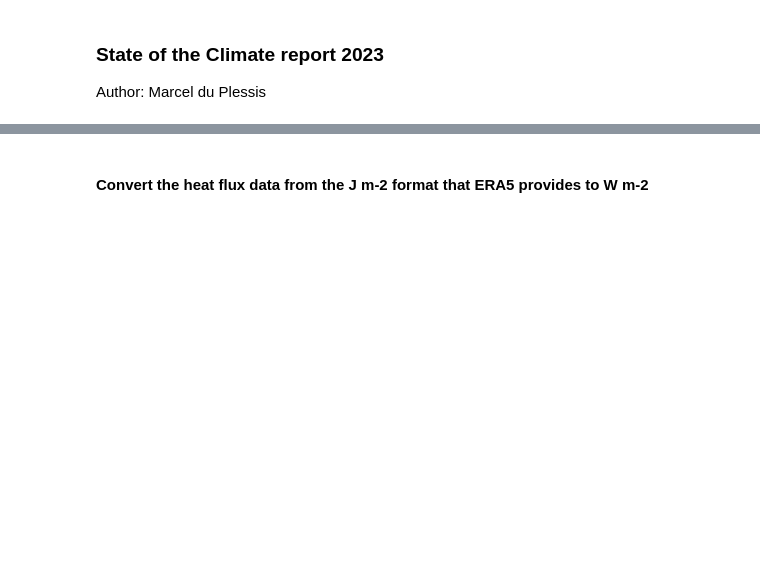
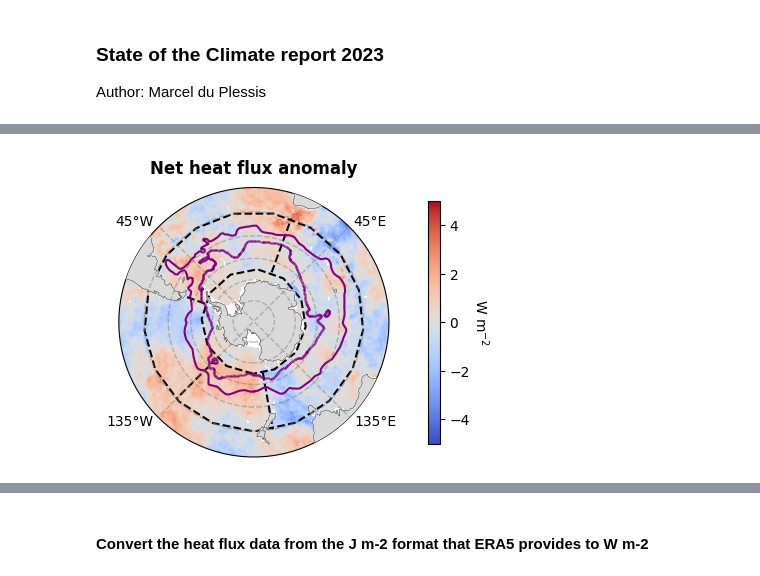
Before and after one commit to marcelduplessis/soc-heat-fluxes-2024, a Jupyter notebook: code/maps.ipynb, the cells around one changed output, grey strips where cells are left out. Saved outputs shown, nothing was run; the diff lists cells and outputs as text; code cells hidden in the pictures; blank space fills up the shorter version.

```diff
--- a/code/maps.ipynb
+++ b/code/maps.ipynb
@@ -25,0 +174,18 @@ ds = ds.sum(dim='expver')
+# %%
+# load saccf
+
+lon_saccf = np.ndarray([saccf.size])
+lat_saccf = np.ndarray([saccf.size])
+
+for i in range(saccf.size):
+
+    try:
+        lon_saccf[i] = saccf.iloc[i][0][:10]
+        lat_saccf[i] = saccf.iloc[i][0][10:]
+
+    except:
+
+        continue
+# %%
+lon_saccf = lon_saccf[lat_saccf<-40]
+lat_saccf = lat_saccf[lat_saccf<-40]
@@ -25,0 +204,44 @@ ds = ds.sum(dim='expver')
+# %%
+# plot the sst trend
+
+props = dict(cmap='coolwarm', vmin=-5, vmax=5)
+
+fig = plt.figure(figsize=[5, 3.5])
+
+ax = fig.add_subplot(1, 1, 1, projection=ccrs.SouthPolarStereo())
+
+theta = np.linspace(0, 2*np.pi, 100)
+center, radius = [0.5, 0.5], 0.5
+verts = np.vstack([np.sin(theta), np.cos(theta)]).T
+circle = mpath.Path(verts * radius + center)
+
+ax.set_extent([-180, 180, -90, -30], ccrs.PlateCarree())
+
+ax.set_boundary(circle, transform=ax.transAxes)
+ax.add_feature(cfeature.LAND, zorder=90, edgecolor='black', color='0.85')
+ax.add_feature(cfeature.COASTLINE, zorder=100, linewidth=0.25)
+
+gl = gridlines(ax)
+
+img = ax.pcolormesh(ds_anom.longitude, ds_anom.latitude, ds_anom.qnet.mean(dim='month'), **props, transform=ccrs.PlateCarree())
+
+cb = plt.colorbar(img, ax=ax, orientation='vertical', shrink=0.9, pad=0.1)
+
+cb.set_label('W m$^{-2}$', rotation=-90, labelpad=15)
+
+ax.plot([-70, -70], [-65, -40], c='k', ls='--', transform=ccrs.PlateCarree(), zorder=10)
+ax.plot([ 20,  20], [-65, -40], c='k', ls='--', transform=ccrs.PlateCarree(), zorder=10)
+ax.plot([170, 170], [-65, -40], c='k', ls='--', transform=ccrs.PlateCarree(), zorder=10)
+ax.plot([-135, -135], [-65, -40], c='k', ls='--', transform=ccrs.PlateCarree(), zorder=10)
+
+ax.plot([-179, 180], [-40, -40], c='k', ls='--', transform=ccrs.PlateCarree(), zorder=10)
+ax.plot([-179, 180], [-65, -65], c='k', ls='--', transform=ccrs.PlateCarree(), zorder=10)
+
+ax.plot(lon_saf, lat_saf, c='purple', transform=ccrs.PlateCarree(), zorder=10)
+ax.scatter(lon_saccf, lat_saccf, s=0.1, c='purple', transform=ccrs.PlateCarree(), zorder=10)
+
+ax.set_title('Net heat flux anomaly', fontweight='bold', pad=10)
+
+plt.savefig('/Users/xduplm/Google Drive/My Drive/projects/2024_soc_heat_flux/map.png')
+# %% [output]
+[figure, added]
```
Also changed, not shown: parts of 41 cells of this notebook, 1 other file.
